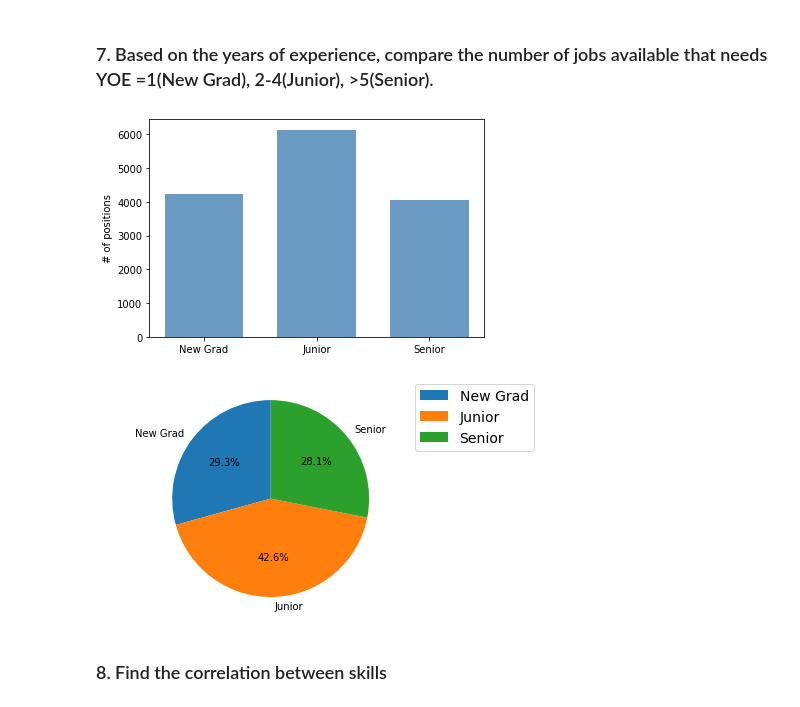
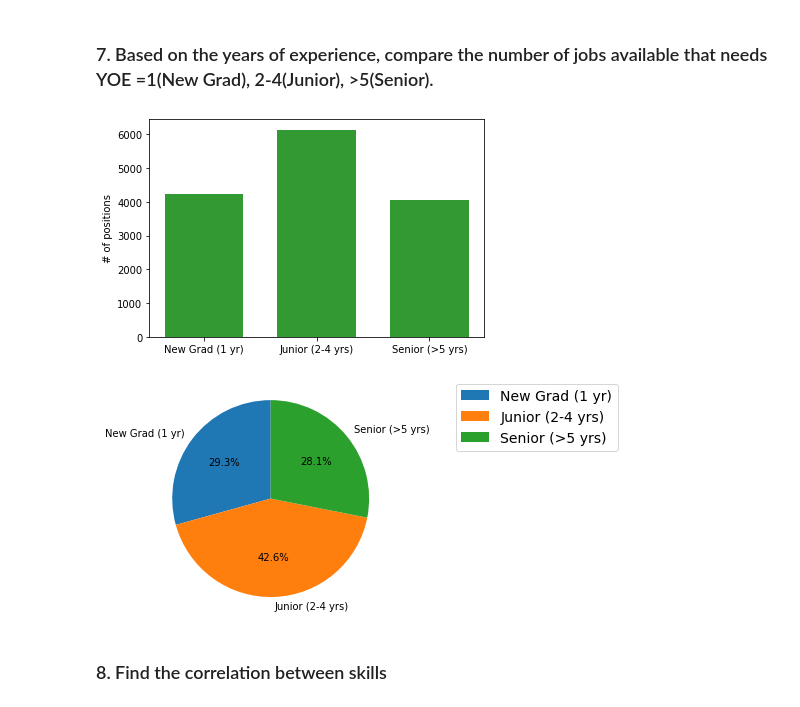
Before and after one commit to Leona-Hu/Skill-Finder, a Jupyter notebook: Skill_Finder_Analysis.ipynb, the cells around one changed output. Saved outputs shown, nothing was run; the diff lists cells and outputs as text; code cells hidden in the pictures.

Commit message:
change color of the plot

```diff
--- a/Skill_Finder_Analysis.ipynb
+++ b/Skill_Finder_Analysis.ipynb
@@ -54,6 +54,9 @@ def pre_clean(original):
     df.insert(loc=2, column='city', value=city_list)
     df.insert(loc=3, column='state', value=state_list)
     # df = df.drop(columns=['joblocation_address'])
+    df['aws'] += df['amazon web services']
+    df['golang'] += df['go lang']
+    df = df.drop(columns=['amazon web services', 'go lang'])
     return df
 # %%
 df = pre_clean(original_df)
@@ -458,10 +461,10 @@ junior_data = df[(df['YOE'] == 4.0) | (df['YOE'] == 3.0) | (df['YOE'] == 2.0)]['
 senior_data = df[df['YOE'] >= 5.0]['YOE'].value_counts()
 # %%
 data = [sum(new_grad_data), sum(junior_data), sum(senior_data)]
-labels = ['New Grad', 'Junior', 'Senior']
+labels = ['New Grad (1 yr)', 'Junior (2-4 yrs)', 'Senior (>5 yrs)']
 # %%
 plt.figure()
-plt.bar(range(3), data, width=0.7, color='steelblue', alpha=0.8)
+plt.bar(range(3), data, width=0.7, color='green', alpha=0.8)
 plt.xticks(range(3), labels)
 # plt.ylim(0,7000)
 plt.ylabel("# of positions")
@@ -470,14 +473,14 @@ plt.ylabel("# of positions")
 #     plt.text(y + 0.2, x - 0.1, '%s' % y)
 plt.show()
 # %% [output]
-[figure, old version]
+[figure, new version]
 # %%
 patches, l_text, p_text = plt.pie(data, labels=labels, labeldistance=1.1, autopct="%1.1f%%", shadow=False, startangle=90, pctdistance=0.6)
 plt.axis("equal")
-plt.legend( loc = 'upper right',bbox_to_anchor=(1.3, 1.05), fontsize=14, borderaxespad=0.3)
+plt.legend( loc = 'upper right',bbox_to_anchor=(1.55, 1.05), fontsize=14, borderaxespad=0.3)
 plt.show()
 # %% [output]
-[figure, old version]
+[figure, new version]
 # %% [markdown]
 ### 8. Find the correlation between skills
 # %%
```
Also changed, not shown: parts of 19 cells of this notebook.
